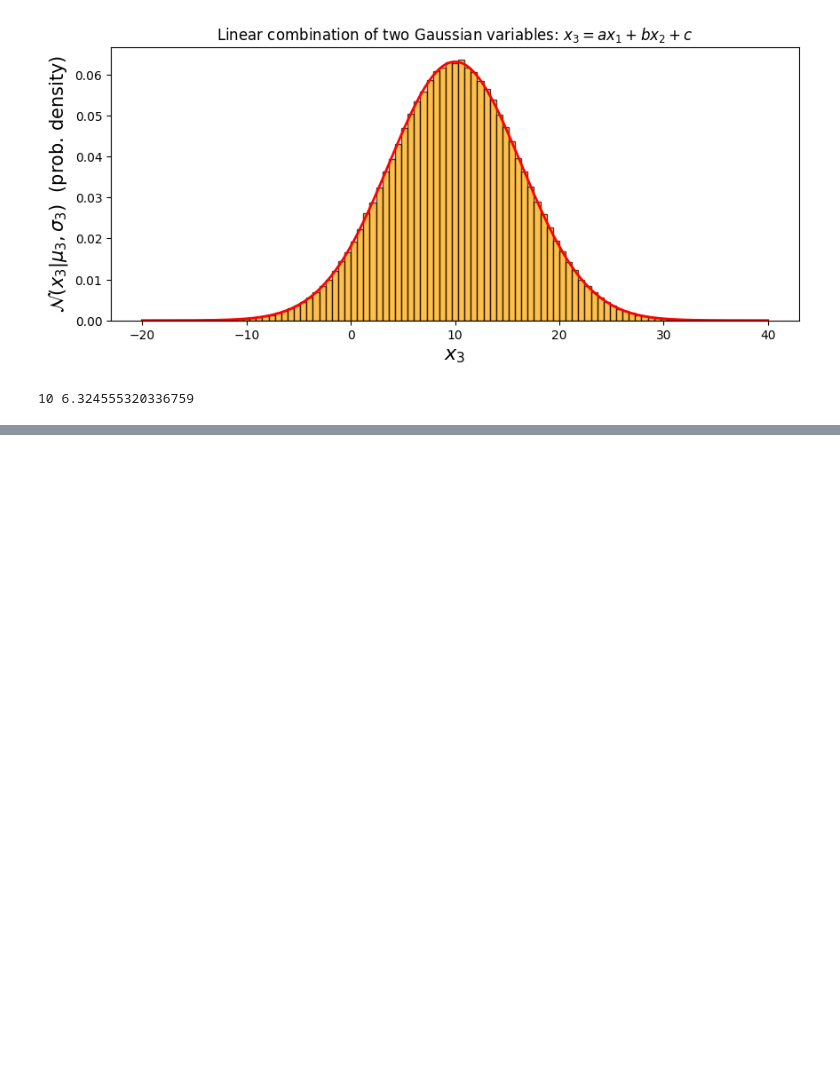
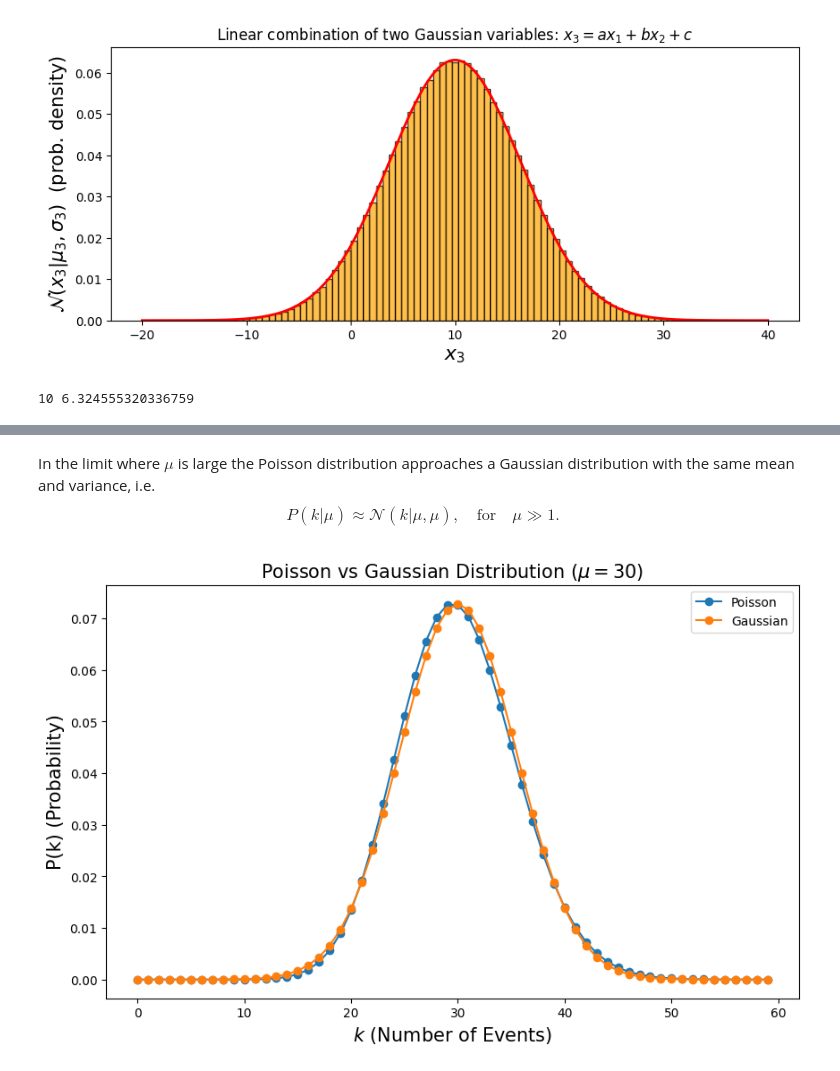
Before and after one commit to enigma-igm/Phys29_S24, a Jupyter notebook: Phys29/lectures/Week7/01_probability.ipynb, the cells around one changed output, grey strips where cells are left out. Drawn from its saved outputs; the diff is of its cells as text; code cells hidden in the pictures; blank space fills up the shorter version.

```diff
--- a/Phys29/lectures/Week7/01_probability.ipynb
+++ b/Phys29/lectures/Week7/01_probability.ipynb
@@ -529,0 +664,41 @@ print(mu3, sigma3)
+# %% [markdown]
+In the limit where $\mu$ is large the Poisson distribution approaches a Gaussian distribution with the same mean and variance, i.e.
+$$
+P(k|\mu) \approx \mathcal{N}(k|\mu, \mu), \quad \text{for} \quad \mu \gg 1.
+$$
+# %%
+
+mu = 30  # mean rate
+sigma = np.sqrt(mu)  # standard deviation for Gaussian
+
+# Define a range of k values
+k_values = np.arange(0,60)
+
+# Calculate the Poisson probabilities
+poisson_probabilities = stats.poisson.pmf(k_values, mu)
+
+# Calculate the Gaussian probabilities
+gaussian_probabilities = stats.norm.pdf(k_values, mu, sigma)
+
+# Create a figure and an axes
+fig, ax = plt.subplots(figsize=(10, 6))
+
+# Plot the Poisson distribution
+ax.plot(k_values, poisson_probabilities, marker='o', linestyle='-', label='Poisson')
+
+# Plot the Gaussian distribution
+ax.plot(k_values, gaussian_probabilities, marker='o', linestyle='-', label='Gaussian')
+
+# Set the labels and title
+ax.set_xlabel('$k$ (Number of Events)', fontsize=15)
+ax.set_ylabel('P(k) (Probability)', fontsize=15)
+ax.set_title(r'Poisson vs Gaussian Distribution ($\mu = 30$)', fontsize=15)
+
+# Add a legend
+ax.legend()
+
+
+
+plt.show()
+# %% [output]
+[figure, added]
```
Also changed, not shown: parts of 22 cells of this notebook, 1 other file.
